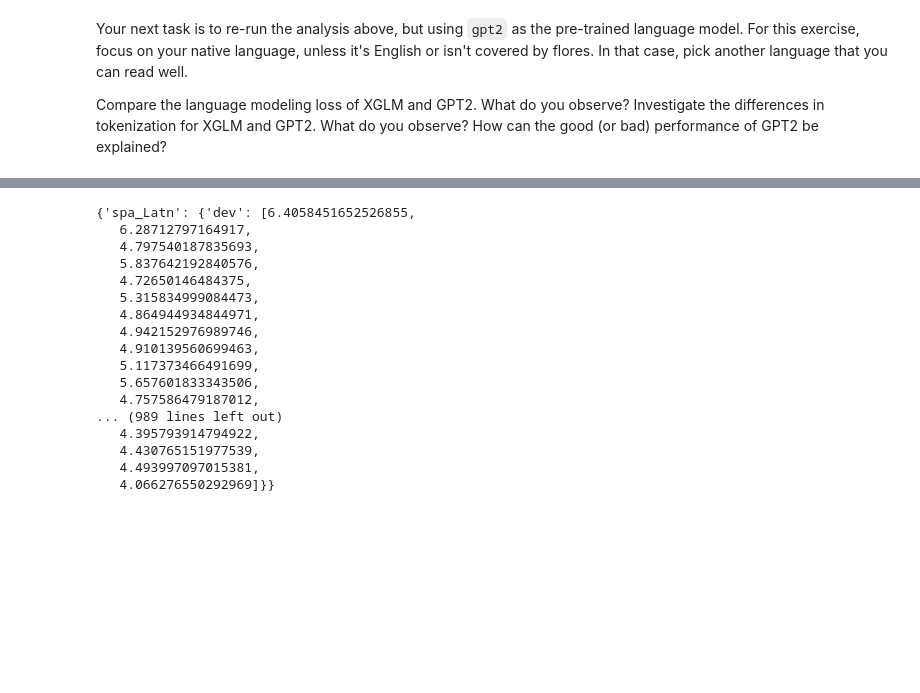
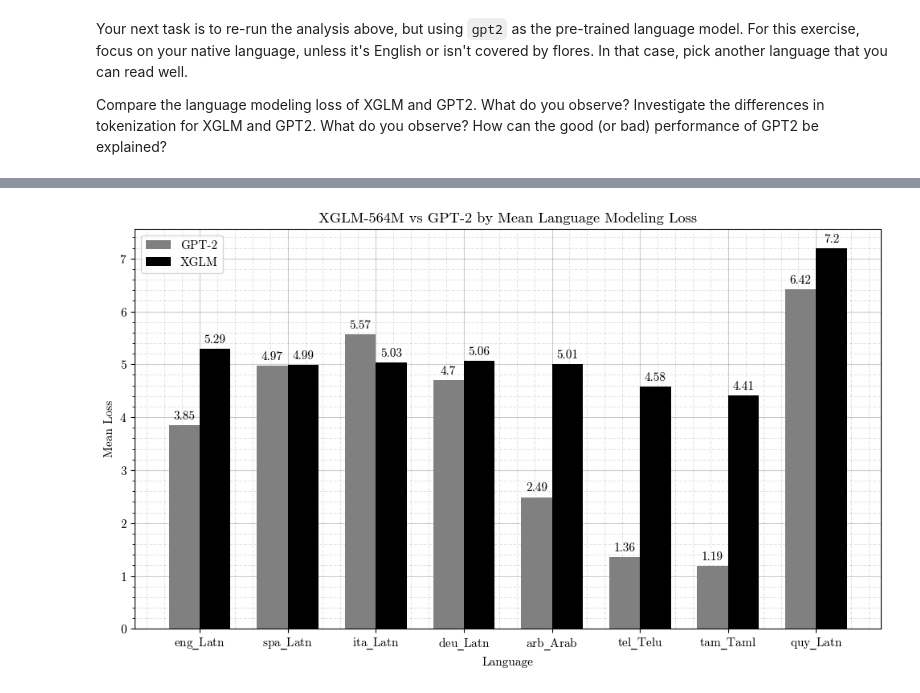
Before and after one commit to Kanakanajm/nnti, a Jupyter notebook: NNTIProject/notebooks/task1.ipynb, the cells around one changed output, grey strips where cells are left out. Saved outputs shown, nothing was run; the diff lists cells and outputs as text; code cells hidden in the pictures; blank space fills up the shorter version.

```diff
--- a/NNTIProject/notebooks/task1.ipynb
+++ b/NNTIProject/notebooks/task1.ipynb
@@ -764,20 +876,34 @@ Data loaded from losses_gpt2_spa_Latn_bs_2_pbp_True_ipt_-100.json.
-# %%
-losses_xglm
-# %% [output]
-{'spa_Latn': {'dev': [6.4058451652526855,
-   6.28712797164917,
-   4.797540187835693,
-   5.837642192840576,
-   4.72650146484375,
-   5.315834999084473,
-   4.864944934844971,
-   4.942152976989746,
-   4.910139560699463,
-   5.117373466491699,
-   5.657601833343506,
-   4.757586479187012,
-... (989 lines left out)
-   4.395793914794922,
-   4.430765151977539,
-   4.493997097015381,
-   4.066276550292969]}}
+# %%
+LANGS_TO_CHECK = LANGUAGES
+split_to_plot = "dev"
+
+# Prepare data for plotting
+labels = [lang.replace("_", "$\mathrm{\_}$") for lang in LANGS_TO_CHECK]
+gpt2_losses = [np.mean(losses_gpt2[language][split_to_plot]) for language in LANGS_TO_CHECK]
+xglm_losses = [np.mean(losses_xglm[language][split_to_plot]) for language in LANGS_TO_CHECK]
+
+x = np.arange(len(labels))  # the label locations
+width = 0.35  # the width of the bars
+
+fig, ax = plt.subplots(figsize=(10, 6))
+rects1 = ax.bar(x - width / 2, gpt2_losses, width, label="GPT-2", color="gray")
+rects2 = ax.bar(x + width / 2, xglm_losses, width, label="XGLM", color="black")
+
+# format plot
+ax.set_title("XGLM-564M vs GPT-2 by Mean Language Modeling Loss")
+ax.set_ylabel("Mean Loss")
+ax.set_xlabel("Language")
+ax.set_xticks(x)
+ax.set_xticklabels(labels, ha="center")
+ax.legend()
+ax = autolabel(rects1, ax)
+ax = autolabel(rects2, ax)
+ax.grid(True, which="major", color="k", linestyle="-", alpha=0.2)
+ax.grid(True, which="minor", color="k", linestyle="--", alpha=0.1)
+ax.tick_params(axis='x', which='minor', bottom=False) # Disable minor ticks on the x-axis
+ax.minorticks_on()
+ax.set_axisbelow(True)
+fig.tight_layout()
+fig.show()
+# %% [output]
+[figure, added]
```
Also changed, not shown: parts of 14 cells of this notebook, 2 other files.
